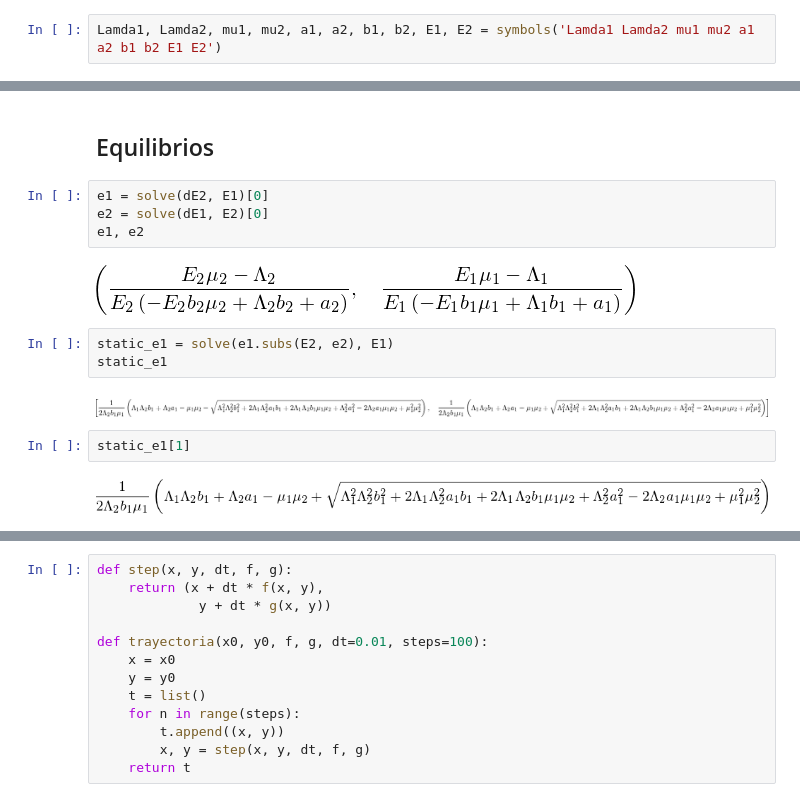
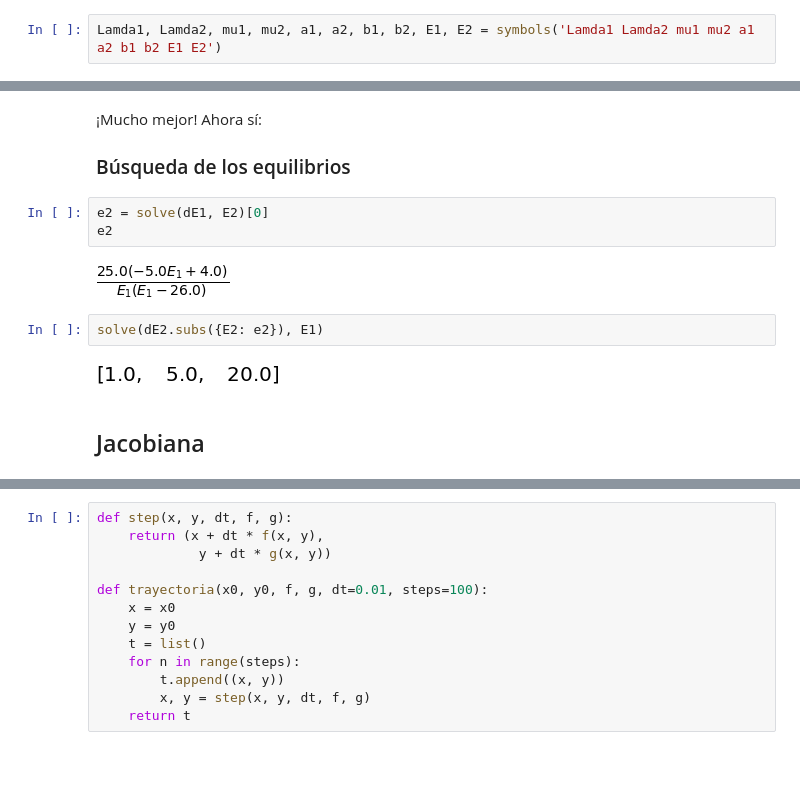
Before and after one commit to rgarcia-herrera/sistemas-dinamicos, a Jupyter notebook: human_immune.ipynb, the cells around one changed output, grey strips where cells are left out. Saved outputs shown, nothing was run; the diff lists cells and outputs as text; blank space fills up the shorter version.

Commit message:
equilibrios, jacobiana, trayectorias

```diff
--- a/human_immune.ipynb
+++ b/human_immune.ipynb
@@ -32,17 +101,15 @@ dE2
+# %% [markdown]
+¡Mucho mejor! Ahora sí:
+
+### Búsqueda de los equilibrios
+# %%
+e2 = solve(dE1, E2)[0]
+e2
+# %% [output]
+[figure, added]
+# %%
+solve(dE2.subs({E2: e2}), E1)
+# %% [output]
+[figure, added]
 # %% [markdown]
-## Equilibrios
+## Jacobiana
-# %%
-e1 = solve(dE2, E1)[0]
-e2 = solve(dE1, E2)[0]
-e1, e2
-# %% [output]
-[figure, removed]
-# %%
-static_e1 = solve(e1.subs(E2, e2), E1)
-static_e1
-# %% [output]
-[figure, removed]
-# %%
-static_e1[1]
-# %% [output]
-[figure, removed]
```
Also changed, not shown: parts of 26 cells of this notebook.
